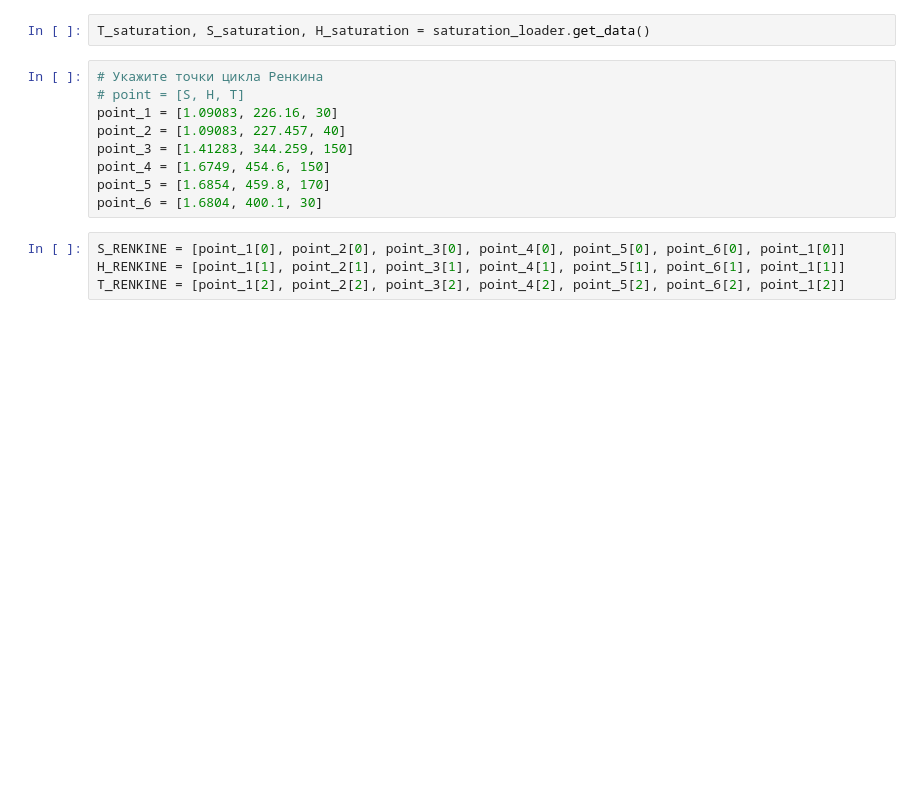
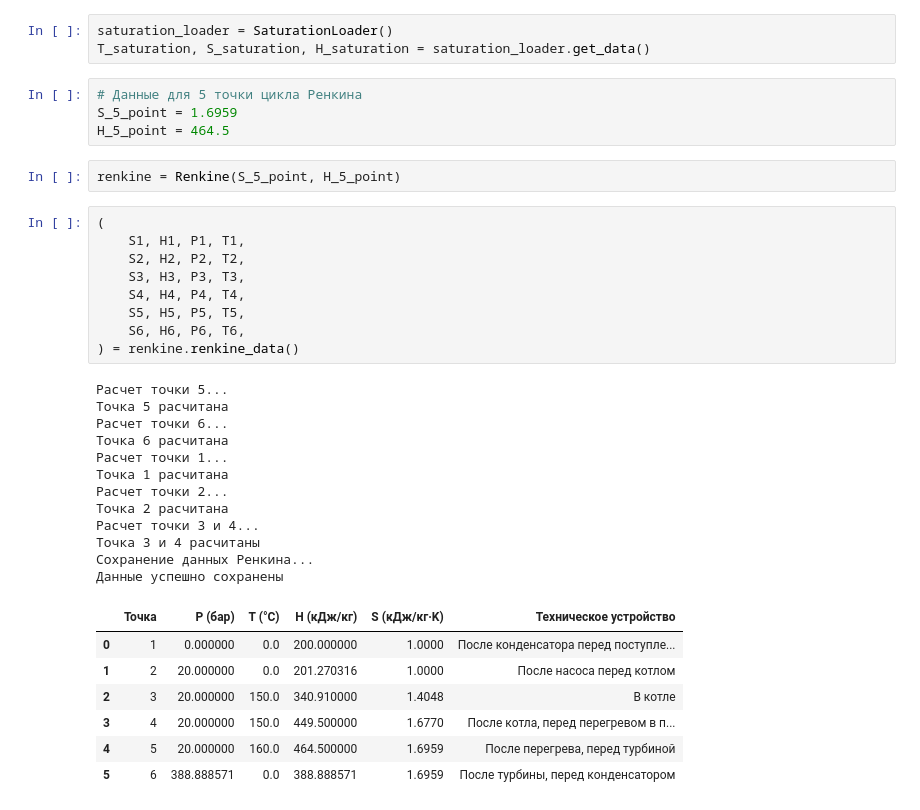
Before and after one commit to BaranovSerV/H-S-Diagram, a Jupyter notebook: renkine.ipynb, the cells around one changed output. Drawn from its saved outputs; the diff is of its cells as text; blank space fills up the shorter version.

```diff
--- a/renkine.ipynb
+++ b/renkine.ipynb
@@ -10,15 +6,38 @@ saturation_loader = SaturationLoader()
 # %%
+saturation_loader = SaturationLoader()
 T_saturation, S_saturation, H_saturation = saturation_loader.get_data()
-# %%
-# Укажите точки цикла Ренкина
-# point = [S, H, T]
-point_1 = [1.09083, 226.16, 30]
-point_2 = [1.09083, 227.457, 40]
-point_3 = [1.41283, 344.259, 150]
-point_4 = [1.6749, 454.6, 150]
-point_5 = [1.6854, 459.8, 170]
-point_6 = [1.6804, 400.1, 30]
-# %%
-S_RENKINE = [point_1[0], point_2[0], point_3[0], point_4[0], point_5[0], point_6[0], point_1[0]]
-H_RENKINE = [point_1[1], point_2[1], point_3[1], point_4[1], point_5[1], point_6[1], point_1[1]]
-T_RENKINE = [point_1[2], point_2[2], point_3[2], point_4[2], point_5[2], point_6[2], point_1[2]]
+# %%
+# Данные для 5 точки цикла Ренкина
+S_5_point = 1.6959
+H_5_point = 464.5
+# %%
+renkine = Renkine(S_5_point, H_5_point)
+# %%
+(
+    S1, H1, P1, T1,
+    S2, H2, P2, T2,
+    S3, H3, P3, T3,
+    S4, H4, P4, T4,
+    S5, H5, P5, T5,
+    S6, H6, P6, T6,
+) = renkine.renkine_data()
+# %% [output]
+Расчет точки 5...
+Точка 5 расчитана
+Расчет точки 6...
+Точка 6 расчитана
+Расчет точки 1...
+Точка 1 расчитана
+Расчет точки 2...
+Точка 2 расчитана
+Расчет точки 3 и 4...
+Точка 3 и 4 расчитаны
+Сохранение данных Ренкина...
+Данные успешно сохранены
+|  | Точка | P (бар) | T (°C) | H (кДж/кг) | S (кДж/кг·K) | Техническое устройство |
+| 0 | 1 | 0.000000 | 0.0 | 200.000000 | 1.0000 | После конденсатора перед поступле... |
+| 1 | 2 | 20.000000 | 0.0 | 201.270316 | 1.0000 | После насоса перед котлом |
+| 2 | 3 | 20.000000 | 150.0 | 340.910000 | 1.4048 | В котле |
+| 3 | 4 | 20.000000 | 150.0 | 449.500000 | 1.6770 | После котла, перед перегревом в п... |
+| 4 | 5 | 20.000000 | 160.0 | 464.500000 | 1.6959 | После перегрева, перед турбиной |
+| 5 | 6 | 388.888571 | 0.0 | 388.888571 | 1.6959 | После турбины, перед конденсатором |
```
Also changed, not shown: parts of 6 cells of this notebook, 19 other files.
